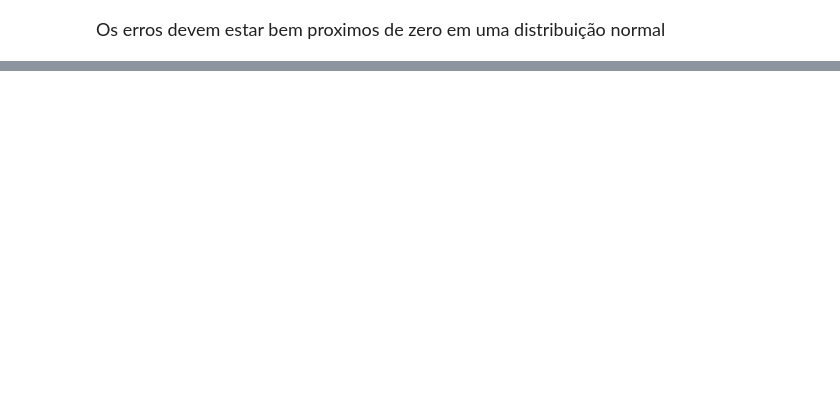
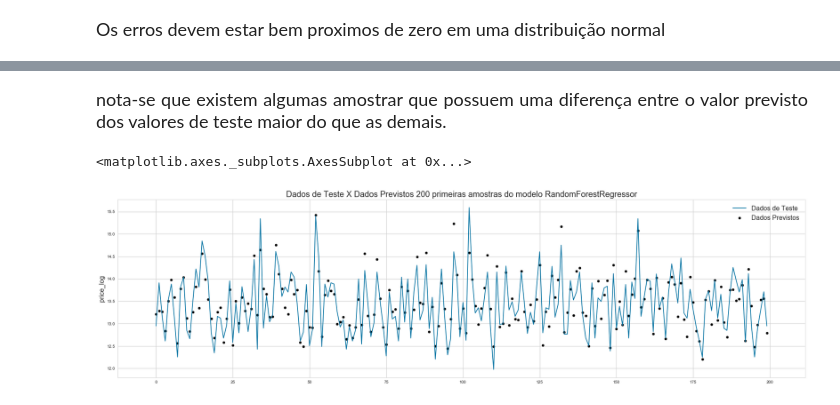
Before and after one commit to anderson-vasconcelos/previsao_do_preco_de_venda_de_apartamentos_da_cidade_de_sao_paulo, a Jupyter notebook: 4 - Criação dos Modelos.ipynb, the cells around one changed output, grey strips where cells are left out. Saved outputs shown, nothing was run; the diff lists cells and outputs as text; code cells hidden in the pictures; blank space fills up the shorter version.

```diff
--- a/4 - Criação dos Modelos.ipynb
+++ b/4 - Criação dos Modelos.ipynb
@@ -363,0 +395,14 @@ ax
+# %% [markdown]
+<p style='font-size: 18px; line-height: 2; margin: 10px 50px; text-align: justify;'>
+nota-se que existem algumas amostrar que possuem uma diferença entre o valor previsto dos valores de teste maior do que as demais.</p>
+# %%
+ax = sns.lineplot(x=np.arange(len(y_test[:200])), y=y_test[:200], label="Dados de Teste")
+ax = sns.scatterplot(x=np.arange(len(y_pred[:200])), y=y_pred[:200], color='black', label="Dados Previstos")
+ax.figure.set_size_inches(30, 8)
+ax.set_title('Dados de Teste X Dados Previstos 200 primeiras amostras do modelo RandomForestRegressor', fontsize=20)
+ax.set_ylabel('price_log', fontsize=16)
+ax.legend(prop={'size': 16})
+ax
+# %% [output]
+<matplotlib.axes._subplots.AxesSubplot at 0x...>
+[figure, added]
```
Also changed, not shown: parts of 11 cells of this notebook.
